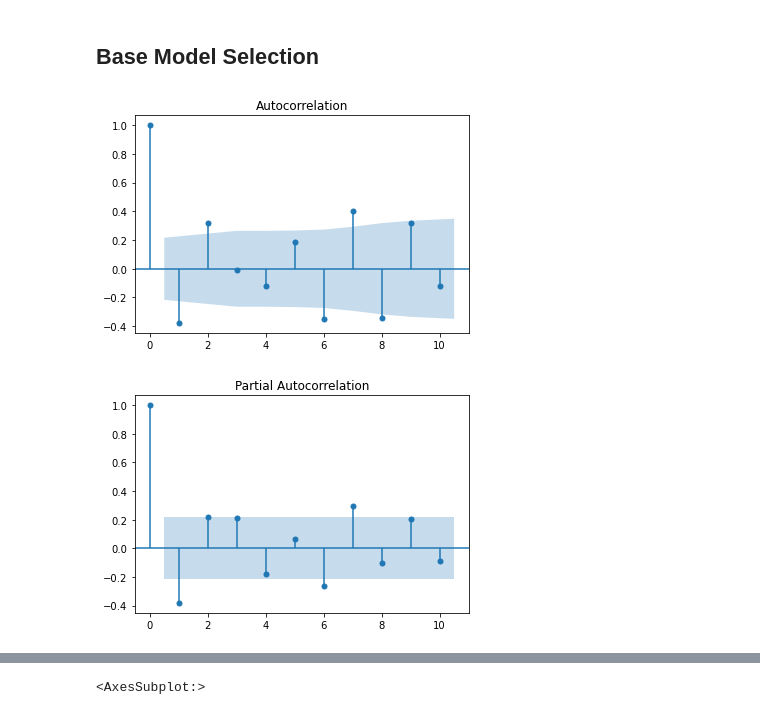
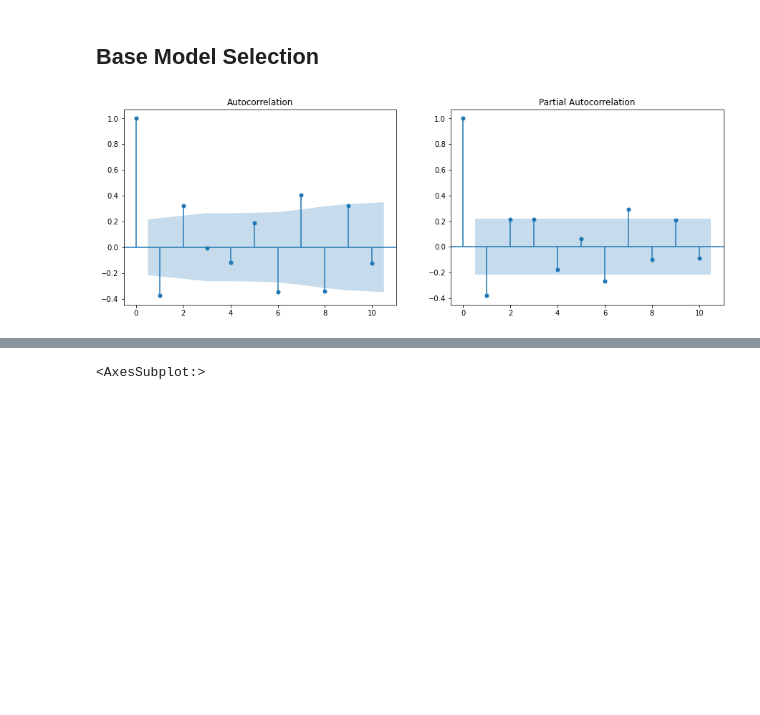
Before and after one commit to epfl-ada/ada-2020-project-milestone-p3-p3_adanas, a Jupyter notebook: creative_extension.ipynb, the cells around one changed output, grey strips where cells are left out. Drawn from its saved outputs; the diff is of its cells as text; code cells hidden in the pictures; blank space fills up the shorter version.

Commit message:
imp models, add mae, clean

```diff
--- a/creative_extension.ipynb
+++ b/creative_extension.ipynb
@@ -27,7 +27,7 @@ def GetData(ticker_list, start_date, end_date):
 ## Stocks data from Yahoo Finance using yfinance:
 # %%
 # Tickers list to download
-ticker_list=['NIO','AAPL', 'V', 'MSFT', 'BAC', 'JPM', 'NFLX', 'DOW','DJI']
+ticker_list=['NIO','AAPL', 'V', 'BAC', 'NFLX', 'DJI']
 
 # Dates
 today = date.today()
@@ -109,12 +110,14 @@ plt.show()
 # %%
 from statsmodels.graphics.tsaplots import plot_acf, plot_pacf
 
-# Some analysis for model selection
-plot_acf(returns[ticker], lags=10)
-plot_pacf(returns[ticker], lags=10)
+returns = daily_returns[['Date',ticker]].dropna()
+
+# Some analysis for model selection (which lags seem important) => only lag 1,2 at most
+fig, ax = plt.subplots(1,2, figsize=(15,5))
+plot_acf(returns[ticker], lags=10, ax=ax[0])
+plot_pacf(returns[ticker], lags=10, ax=ax[1])
 plt.show()
 # %% [output]
-[figure, old version]
+[figure, new version]
-[figure, removed]
 # %%
 from arch import arch_model
```
Also changed, not shown: parts of 12 cells of this notebook, 1 other file.
